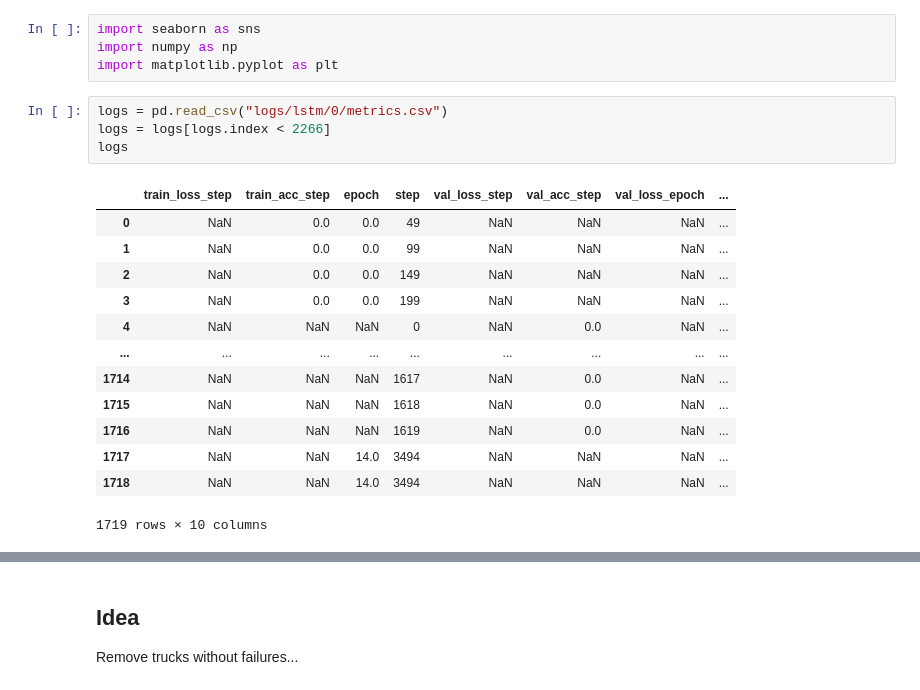
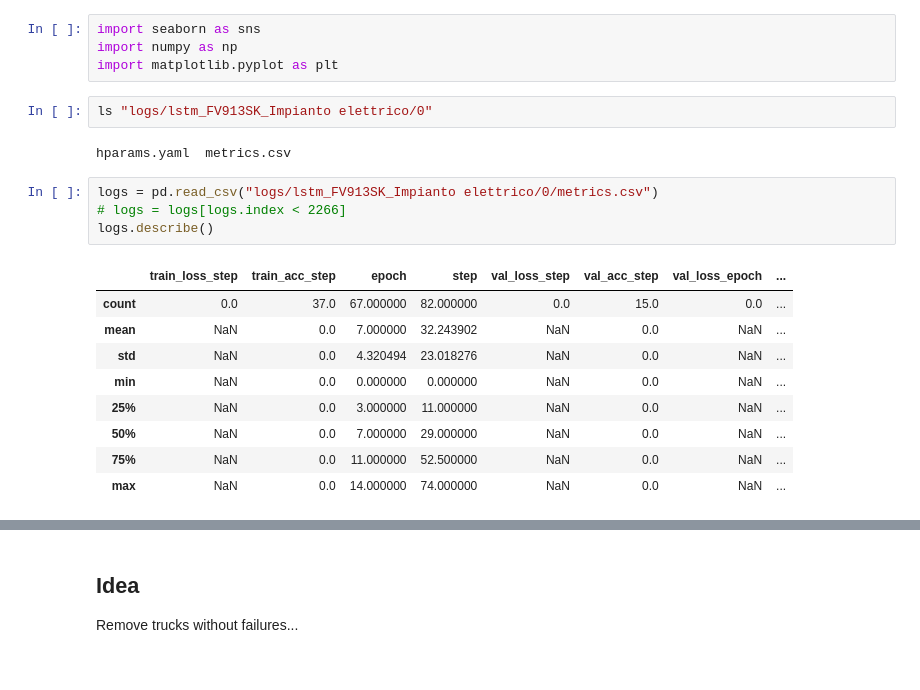
Before and after one commit to antonioalbanese/ai4trucks, a Jupyter notebook: Notebooks/Predictive_model.ipynb, the cells around one changed output, grey strips where cells are left out. Cells and saved outputs as stored; diff of their text form.

Commit message:
Adding correlated features exclusion in dataset generator, small bug fixes on lstm pipeline

```diff
--- a/Notebooks/Predictive_model.ipynb
+++ b/Notebooks/Predictive_model.ipynb
@@ -341,23 +279,23 @@ Global seed set to 1
 import seaborn as sns
 import numpy as np
 import matplotlib.pyplot as plt
+# %%
+ls "logs/lstm_FV913SK_Impianto elettrico/0"
+# %% [output]
+hparams.yaml  metrics.csv
 # %%
-logs = pd.read_csv("logs/lstm/0/metrics.csv")
-logs = logs[logs.index < 2266]
-logs
+logs = pd.read_csv("logs/lstm_FV913SK_Impianto elettrico/0/metrics.csv")
+# logs = logs[logs.index < 2266]
+logs.describe()
 # %% [output]
 |  | train_loss_step | train_acc_step | epoch | step | val_loss_step | val_acc_step | val_loss_epoch | ... |
-| 0 | NaN | 0.0 | 0.0 | 49 | NaN | NaN | NaN | ... |
-| 1 | NaN | 0.0 | 0.0 | 99 | NaN | NaN | NaN | ... |
-| 2 | NaN | 0.0 | 0.0 | 149 | NaN | NaN | NaN | ... |
-| 3 | NaN | 0.0 | 0.0 | 199 | NaN | NaN | NaN | ... |
-| 4 | NaN | NaN | NaN | 0 | NaN | 0.0 | NaN | ... |
-| ... | ... | ... | ... | ... | ... | ... | ... | ... |
-| 1714 | NaN | NaN | NaN | 1617 | NaN | 0.0 | NaN | ... |
-| 1715 | NaN | NaN | NaN | 1618 | NaN | 0.0 | NaN | ... |
-| 1716 | NaN | NaN | NaN | 1619 | NaN | 0.0 | NaN | ... |
-| 1717 | NaN | NaN | 14.0 | 3494 | NaN | NaN | NaN | ... |
-| 1718 | NaN | NaN | 14.0 | 3494 | NaN | NaN | NaN | ... |
+| count | 0.0 | 37.0 | 67.000000 | 82.000000 | 0.0 | 15.0 | 0.0 | ... |
+| mean | NaN | 0.0 | 7.000000 | 32.243902 | NaN | 0.0 | NaN | ... |
+| std | NaN | 0.0 | 4.320494 | 23.018276 | NaN | 0.0 | NaN | ... |
+| min | NaN | 0.0 | 0.000000 | 0.000000 | NaN | 0.0 | NaN | ... |
+| 25% | NaN | 0.0 | 3.000000 | 11.000000 | NaN | 0.0 | NaN | ... |
+| 50% | NaN | 0.0 | 7.000000 | 29.000000 | NaN | 0.0 | NaN | ... |
+| 75% | NaN | 0.0 | 11.000000 | 52.500000 | NaN | 0.0 | NaN | ... |
+| max | NaN | 0.0 | 14.000000 | 74.000000 | NaN | 0.0 | NaN | ... |
-1719 rows × 10 columns
 # %%
 fig, ax = plt.subplots(1,2, figsize=(12, 4))
```
Also changed, not shown: parts of 26 cells of this notebook, 4 other files.
